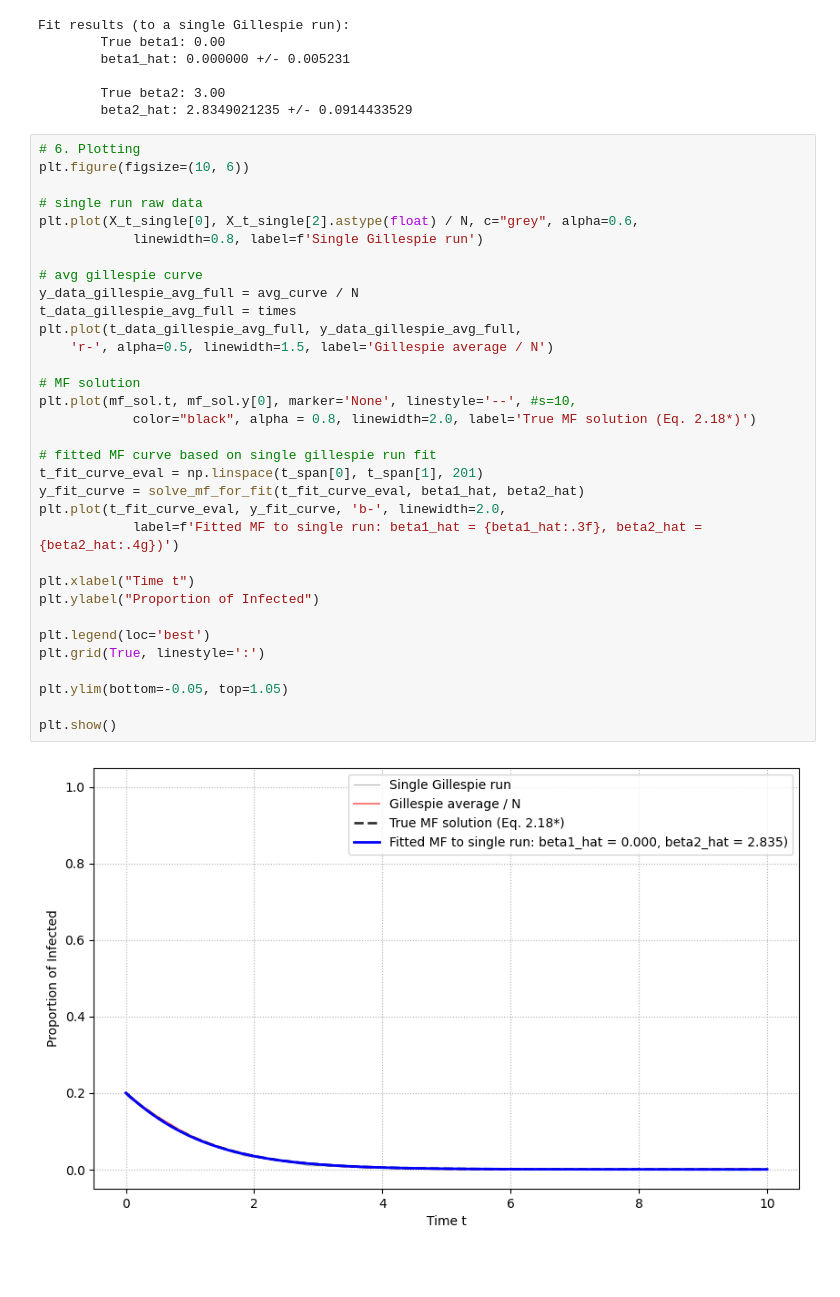
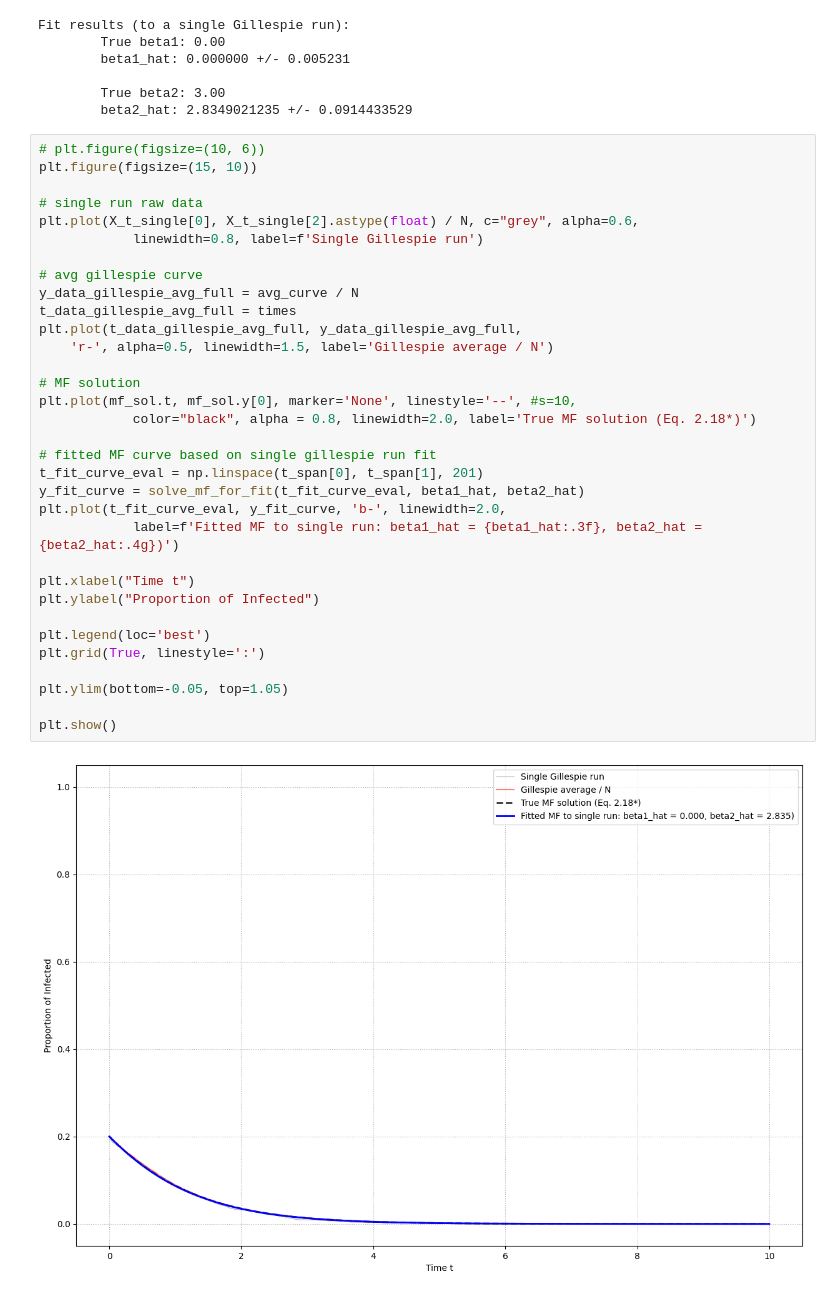
Before and after one commit to markolalovic/higher-order-contagion, a Jupyter notebook: notebooks/simple-fits-3.ipynb, the cells around one changed output. Saved outputs shown, nothing was run; the diff lists cells and outputs as text; blank space fills up the shorter version.

```diff
--- a/notebooks/simple-fits-3.ipynb
+++ b/notebooks/simple-fits-3.ipynb
@@ -509,37 +509,37 @@ Fit results (to a single Gillespie run):
         True beta2: 3.00
         beta2_hat: 2.8349021235 +/- 0.0914433529
 # %%
-# 6. Plotting
-plt.figure(figsize=(10, 6))
+# plt.figure(figsize=(10, 6))
+plt.figure(figsize=(15, 10))
 
 # single run raw data
 plt.plot(X_t_single[0], X_t_single[2].astype(float) / N, c="grey", alpha=0.6,
             linewidth=0.8, label=f'Single Gillespie run')
 
 # avg gillespie curve
 y_data_gillespie_avg_full = avg_curve / N
 t_data_gillespie_avg_full = times
 plt.plot(t_data_gillespie_avg_full, y_data_gillespie_avg_full,
     'r-', alpha=0.5, linewidth=1.5, label='Gillespie average / N')
 
 # MF solution
 plt.plot(mf_sol.t, mf_sol.y[0], marker='None', linestyle='--', #s=10,
             color="black", alpha = 0.8, linewidth=2.0, label='True MF solution (Eq. 2.18*)')
 
 # fitted MF curve based on single gillespie run fit
 t_fit_curve_eval = np.linspace(t_span[0], t_span[1], 201)
 y_fit_curve = solve_mf_for_fit(t_fit_curve_eval, beta1_hat, beta2_hat)
 plt.plot(t_fit_curve_eval, y_fit_curve, 'b-', linewidth=2.0,
             label=f'Fitted MF to single run: beta1_hat = {beta1_hat:.3f}, beta2_hat = {beta2_hat:.4g})')
 
 plt.xlabel("Time t")
 plt.ylabel("Proportion of Infected")
 
 plt.legend(loc='best')
 plt.grid(True, linestyle=':')
 
 plt.ylim(bottom=-0.05, top=1.05)
 
 plt.show()
 # %% [output]
-[figure, old version]
+[figure, new version]
```
Also changed, not shown: 4 other files.
